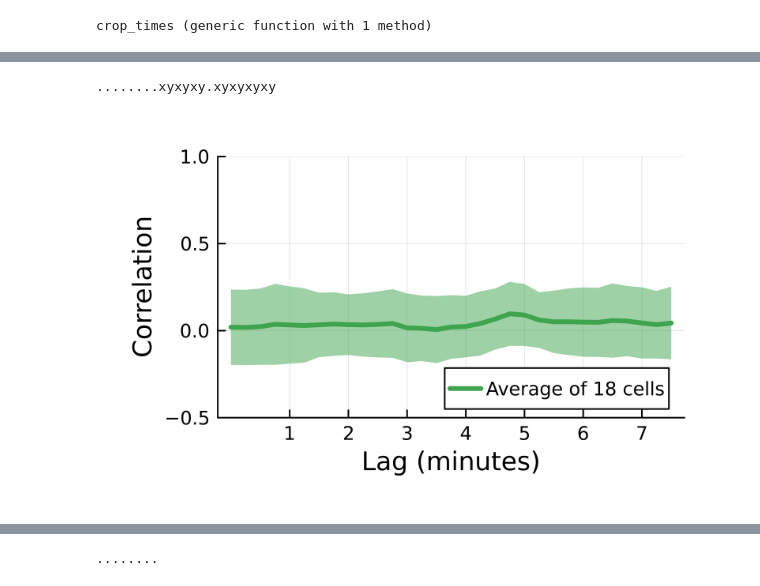
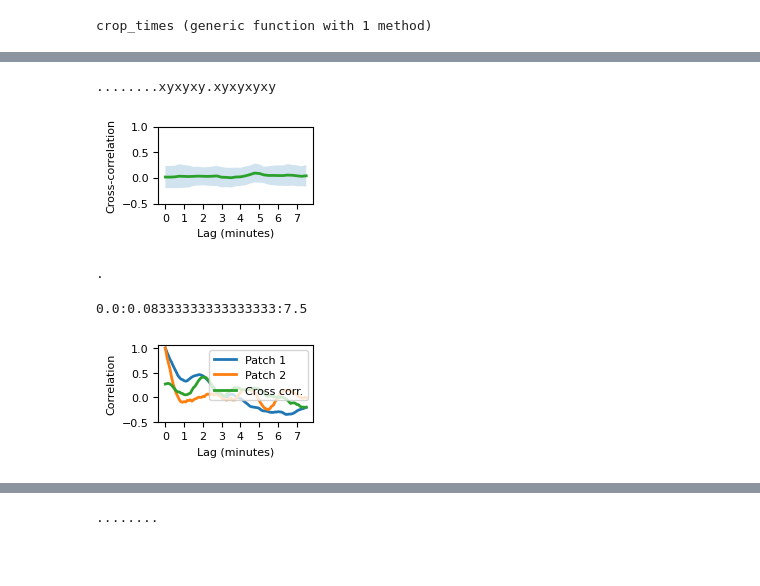
Before and after one commit to crockeraw/PolarityProject, a Jupyter notebook: proj/fig2-patchDynamics/notebooks/crosscorrelation-of-sites.ipynb, the cells around one changed output, grey strips where cells are left out. Drawn from its saved outputs; the diff is of its cells as text; code cells hidden in the pictures; blank space fills up the shorter version.

```diff
--- a/proj/fig2-patchDynamics/notebooks/crosscorrelation-of-sites.ipynb
+++ b/proj/fig2-patchDynamics/notebooks/crosscorrelation-of-sites.ipynb
@@ -7,3 +7,5 @@ using StatsBase
 using VectorizedStatistics
 using ImageMorphology
 using ImageFiltering
+mpl = PythonPlot.pyimport("matplotlib")
+mpl.rcParams["svg.fonttype"] = "none"
@@ -79,15 +90,22 @@ masks = mask_site(file, cov_threshold, n_sites=2);
 im_size = length(masks[:,1,1,1])*length(masks[1,:,1,1])
 m1 = masks[:,:,:,1]
 m2 = masks[:,:,:,2]
-q1 = vquantile(m1, (im_size-5)/im_size, dims=(1,2))[1,1,:]
-q2 = vquantile(m2, (im_size-5)/im_size, dims=(1,2))[1,1,:]
+q1 = maximum(m1, dims=(1,2))[1,1,:]
+q2 = maximum(m2, dims=(1,2))[1,1,:]
 times_max1 = crop_times(q1, 15*(60/interval), time_threshold)
 times_max2 = crop_times(q2, 15*(60/interval), time_threshold)
 crop1 = q1[max(times_max1, times_max2)]
 crop2 = q2[max(times_max1, times_max2)]
 t = range(0,60/5*15)*(5/60) # Convert from 1 frame every 5 sec, to minutes
-plot(t, crop1, xticks=range(1,6)*5, linewidth=2, label=false,
-    xlabel="Time (minutes)", ylabel="Fluoresence", size=(800,200), margin=5Plots.mm)
-plot!(t, crop2, xticks=range(1,6)*5, linewidth=2, label=false)
-#savefig("../figures/Pak1GFP_2site_m55c1.png")
+
+
+fig, ax = subplots(figsize=(5,1))
+ax.plot(t, crop1, linewidth=2, color="C0")
+ax.plot(t, crop2, linewidth=2, color="C1")
+ax.set_ylabel("Fluoresence", fontsize=8)
+ax.set_xlabel("Time (minutes)", fontsize=8)
+ax.tick_params(labelsize=8)
+
+savefig("../figures/trace2.svg")
+display(gcf())
 # %% [output]
@@ -120,34 +138,82 @@ for f in wt_files
     cor1 = crosscor(crop1, crop2, -30:0)
     cor2 = crosscor(crop1, crop2, 0:30)
     all_cor[:,n+1] = cor1
     all_cor[:,n+2] = cor2
     n+=2
 end
 
 for f in more_files
     patches = mask_site("$dir5sec$f", cov_threshold, n_sites=2)
     patch1 = patches[:,:,:,1]
     patch2 = patches[:,:,:,2]
     max_patch1 = maximum(patch1, dims=(1,2))[1,1,:]
     max_patch2 = maximum(patch2, dims=(1,2))[1,1,:]
     times_max1 = crop_times(max_patch1, 15*(60/5), 0.5)
     times_max2 = crop_times(max_patch2, 15*(60/5), 0.5)
     crop1 = max_patch1[max(times_max1, times_max2)]
     crop2 = max_patch2[max(times_max1, times_max2)]
     cor1 = crosscor(crop1, crop2, -90:0)
     cor2 = crosscor(crop1, crop2, 0:90)
     print("x")
     all_cor[:,n+1] = cor1[range(0,30)*3 .+ 1]
     all_cor[:,n+2] = cor2[range(0,30)*3 .+ 1]
     n+=2
     print("y")
 end
 
 stdev = std(all_cor, dims=2)
-plot!(t_cor, mean(all_cor, dims=2), ribbon=stdev, x_ticks=1:8, linewidth=3, color=3, alpha=1,
-    label="Average of $(Int(n/2)) cells", ylim=(-0.5,1), margin=5Plots.mm, dpi=600, size=(400,250))
 
-#savefig("../figures/avg_xcorr.png")
+fig, ax = subplots(figsize=(2,1))
+cor = mean(all_cor, dims=2)
+ax.plot(t_cor, cor, color="C02", linewidth=2)
+ax.fill_between(t_cor, (cor.+stdev)[:], (cor.-stdev)[:], alpha=0.2)
+ax.set_ylabel("Cross-correlation", fontsize=8)
+ax.set_xlabel("Lag (minutes)", fontsize=8)
+ax.tick_params(labelsize=8)
+ax.set_xticks([0,1,2,3,4,5,6,7])
+ax.set_yticks([-0.5,0.0,0.5,1.0])
+
+savefig("../figures/avg_xcorr.svg")
+display(gcf())
 # %% [output]
 ........xyxyxy.xyxyxyxy
-[figure, old version]
+[figure, new version]
+# %%
+file = "../movies-Pak1-GFP/2024_07_08-PolProbeMovies/2patch/movie2-cell4.tif"
+#file = "../movies-Pak1-GFP/2024_09_26/2patch/Movie055-cell5.tif"
+n=0
+interval = 5
+masks = mask_site(file, 0.5, n_sites=2)
+im_size = length(masks[:,1,1,1])*length(masks[1,:,1,1])
+m1 = masks[:,:,:,1]
+m2 = masks[:,:,:,2]
+q1 = maximum(m1, dims=(1,2))[1,1,:]
+q2 = maximum(m2, dims=(1,2))[1,1,:]
+times_max1 = crop_times(q1, 15*(60/interval), time_threshold)
+times_max2 = crop_times(q2, 15*(60/interval), time_threshold)
+crop1 = q1[max(times_max1, times_max2)]
+crop2 = q2[max(times_max1, times_max2)]
+ac1 = crosscor(crop1, crop1, 0:90)
+ac2 = crosscor(crop2, crop2, 0:90)
+xcor = crosscor(crop1, crop2, 0:90)
+n+=2
+t_cor = range(0,90)*(5/60)
+# %% [output]
+.
+0.0:0.08333333333333333:7.5
+# %%
+fig, ax = subplots(figsize=(2,1))
+ax.plot(t_cor, ac1, color="C00", linewidth=2, label="Patch 1")
+ax.plot(t_cor, ac2, color="C01", linewidth=2, label="Patch 2")
+ax.plot(t_cor, xcor, color="C02", linewidth=2, label="Cross corr.")
+ax.set_ylabel("Correlation", fontsize=8)
+ax.set_xlabel("Lag (minutes)", fontsize=8)
+ax.tick_params(labelsize=8)
+ax.set_xticks([0,1,2,3,4,5,6,7])
+ax.set_yticks([-0.5,0.0,0.5,1.0])
+ax.legend(fontsize=8)
+
+savefig("../figures/xcorr2.svg")
+display(gcf())
+# %% [output]
+[figure, added]
```
Also changed, not shown: parts of 5 cells of this notebook, 1 other file.
